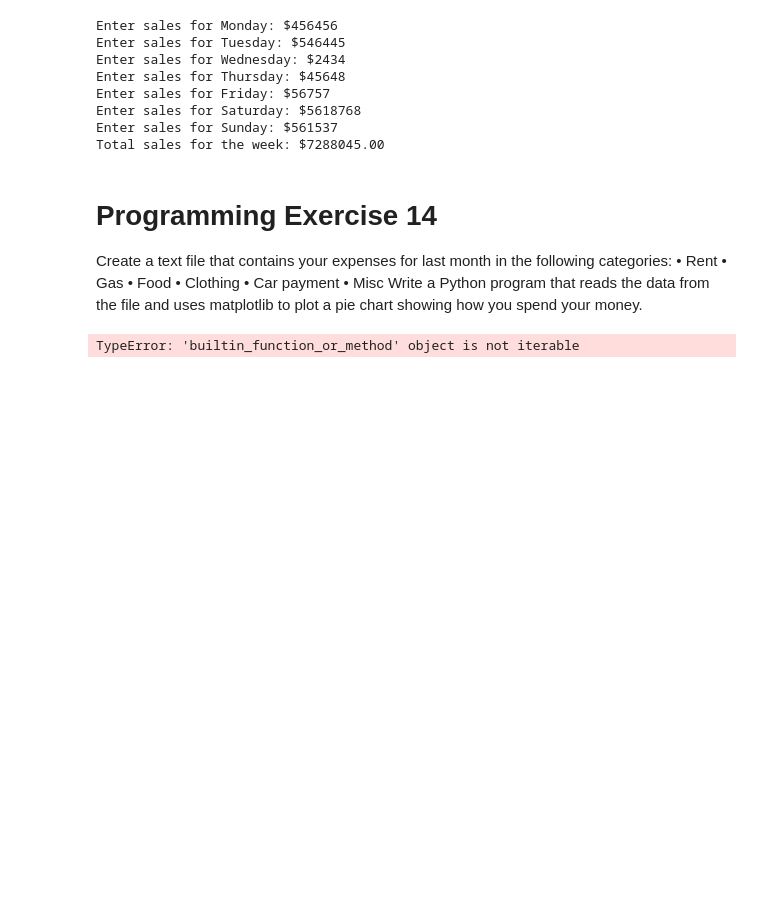
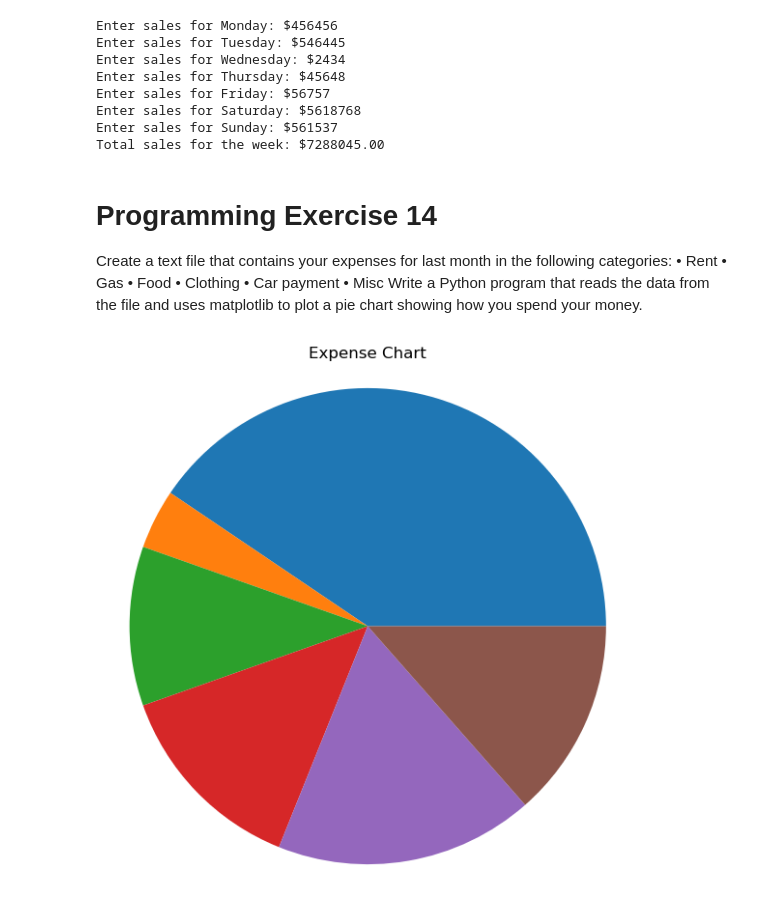
Before and after one commit to jdbeutler/CITP-110, a Jupyter notebook: Chapter Seven - Exercises.ipynb, the cells around one changed output. Cells and saved outputs as stored; diff of their text form; code cells hidden in the pictures; blank space fills up the shorter version.

```diff
--- a/Chapter Seven - Exercises.ipynb
+++ b/Chapter Seven - Exercises.ipynb
@@ -102,34 +102,34 @@ def read_my_expenses(CITPExpenses):
 
 # Step two - create empty directory for expenses
 
     expenses = {}
 
 # Step three - create a loop to read through the file
 
     with open(CITPExpenses, 'r') as file:
         for line in file:
             expense_type, expense_amount = line.strip().split(': ')
             expense_amount = float(expense_amount)
             expenses[expense_type] = expense_amount
 
     return expenses
 
 # Step four - store the data
 
 # Step five - create pie chart
 
 def create_pie_chart(expenses):
-    categories = list(expenses.keys)
-    amounts = list(expenses.values)
+    categories = list(expenses.keys())
+    amounts = list(expenses.values())
 
     plt.figure(figsize=(7, 7))
-    plt.pie(expense_amounts)
+    plt.pie(amounts)
     plt.title("Expense Chart")
     plt.axis("equal")
     plt.show()
 
 expense_data = read_my_expenses('CITPExpenses.txt')
 
 create_pie_chart(expense_data)
 # %% [output]
-TypeError: 'builtin_function_or_method' object is not iterable
+[figure, added]
```
